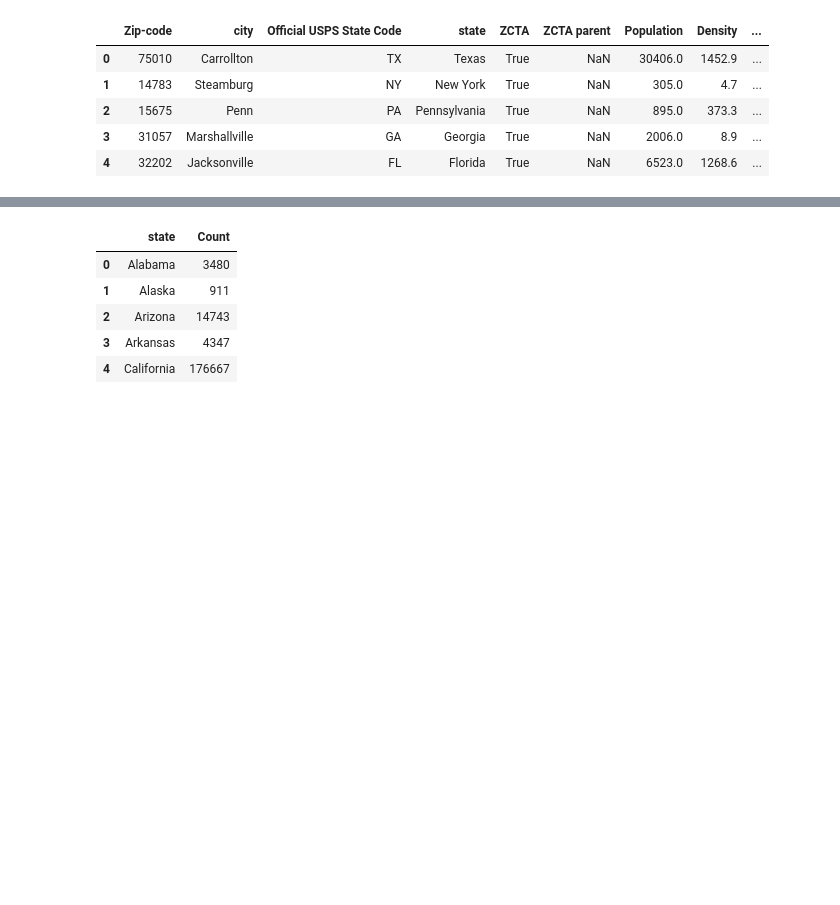
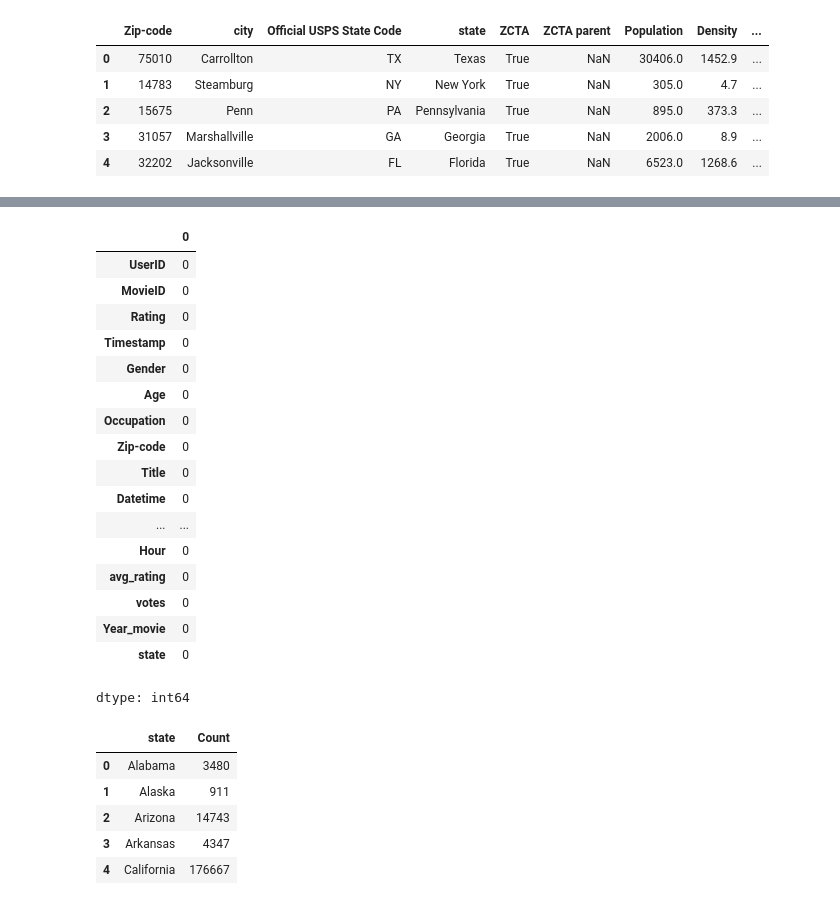
Before and after one commit to woraphonp-038-5/Project-Big-Data, a Jupyter notebook: ThaiBaan_Data_Analytics_and_Modeling.ipynb, the cells around one changed output, grey strips where cells are left out. Cells and saved outputs as stored; diff of their text form; code cells hidden in the pictures; blank space fills up the shorter version.

```diff
--- a/ThaiBaan_Data_Analytics_and_Modeling.ipynb
+++ b/ThaiBaan_Data_Analytics_and_Modeling.ipynb
@@ -286,3 +285,24 @@ merged_df.head()
+# %%
+merged_df.isnull().sum()
+# %% [output]
+|  | 0 |
+| UserID | 0 |
+| MovieID | 0 |
+| Rating | 0 |
+| Timestamp | 0 |
+| Gender | 0 |
+| Age | 0 |
+| Occupation | 0 |
+| Zip-code | 0 |
+| Title | 0 |
+| Datetime | 0 |
+| ... | ... |
+| Hour | 0 |
+| avg_rating | 0 |
+| votes | 0 |
+| Year_movie | 0 |
+| state | 0 |
+dtype: int64
 # %%
 counts = merged_df.groupby('state').size().reset_index(name='Count')
 display(counts.head())
```
Also changed, not shown: parts of 23 cells of this notebook.
